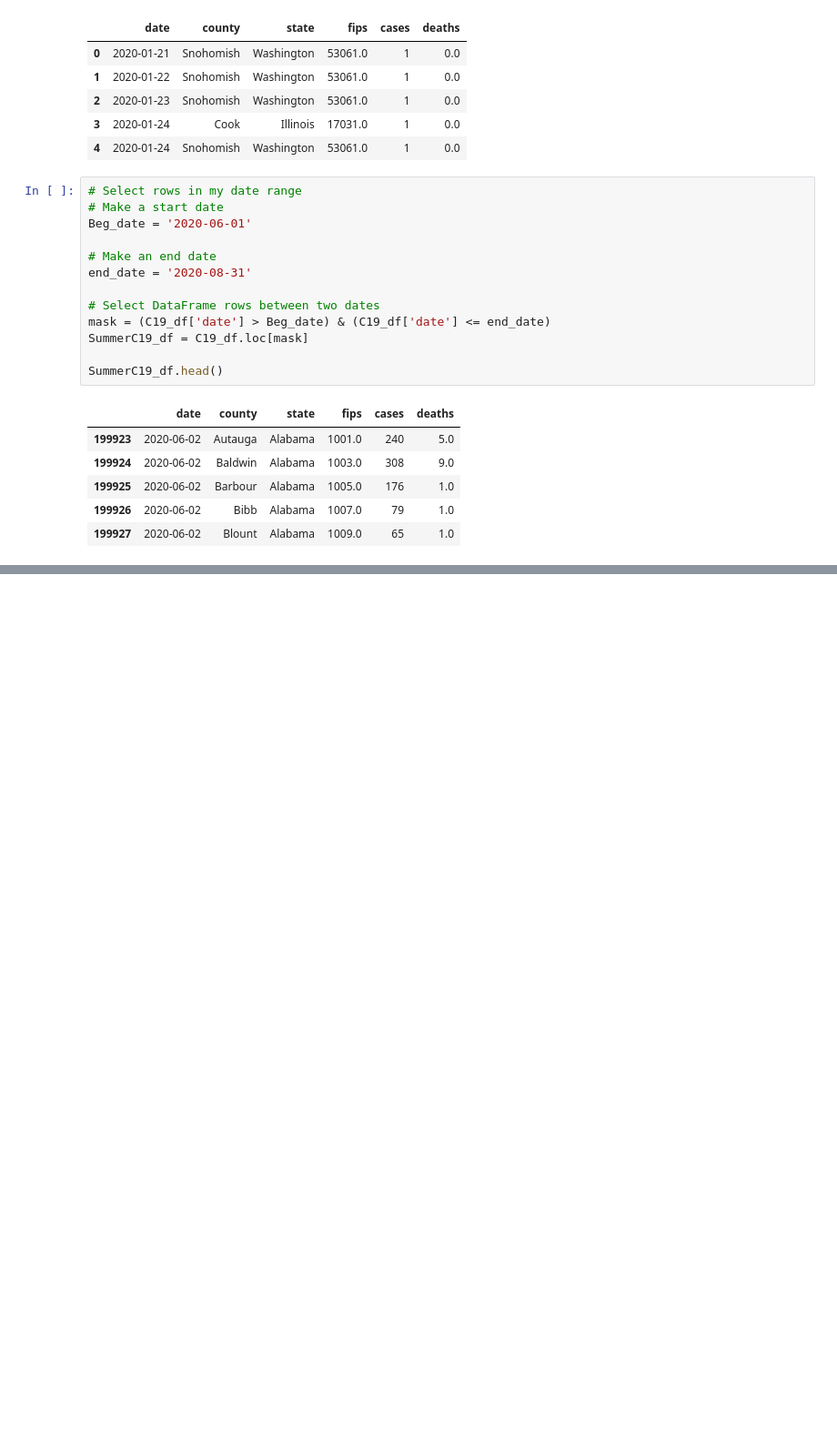
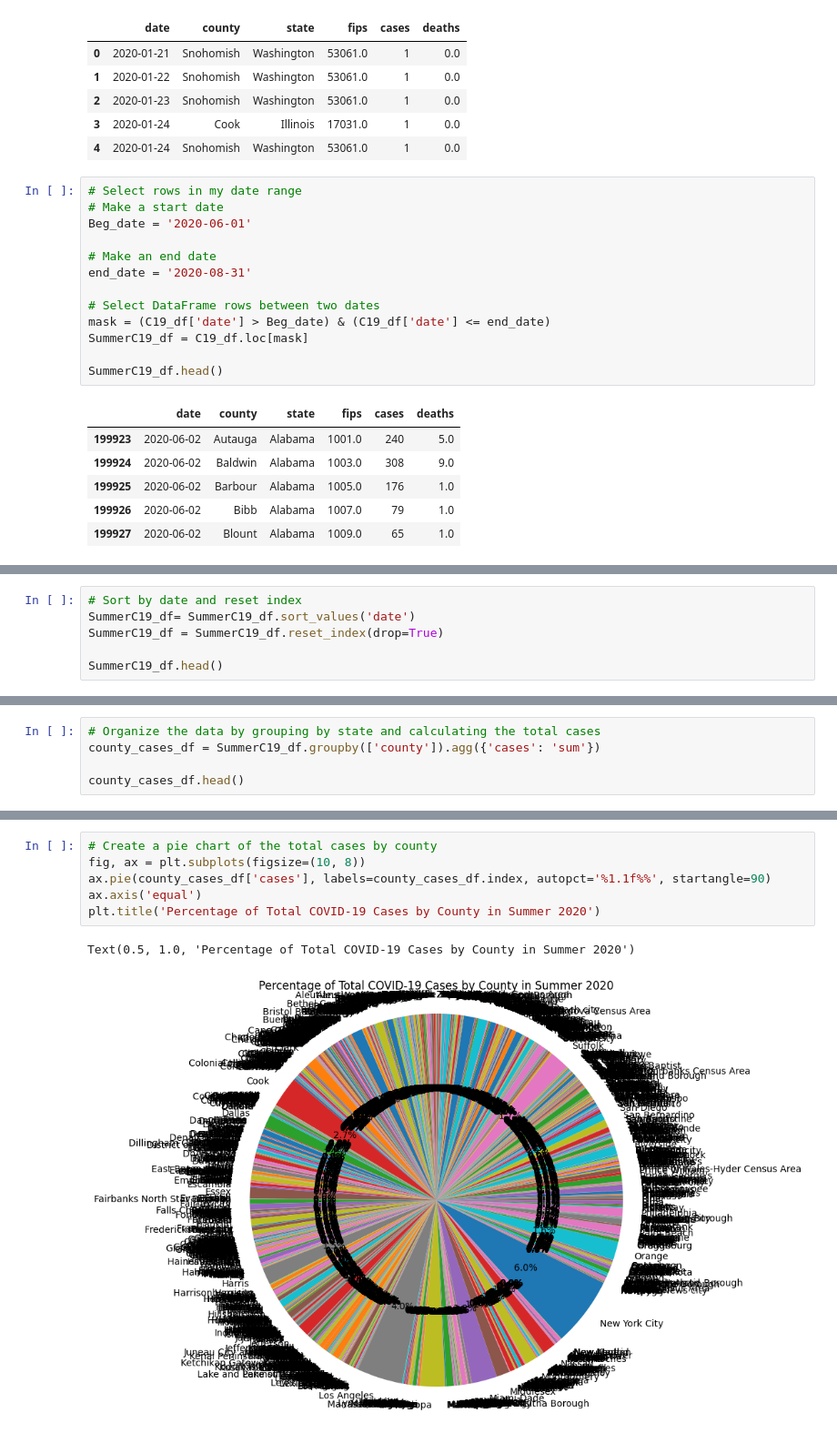
Before and after one commit to ryankracaw/project-one, a Jupyter notebook: Summer.ipynb, the cells around one changed output, grey strips where cells are left out. Shown at 91% size. Cells and saved outputs as stored; diff of their text form; blank space fills up the shorter version.

```diff
--- a/Summer.ipynb
+++ b/Summer.ipynb
@@ -51,0 +47,6 @@ SummerC19_df.head()
+# %%
+# Sort by date and reset index
+SummerC19_df= SummerC19_df.sort_values('date')
+SummerC19_df = SummerC19_df.reset_index(drop=True)
+
+SummerC19_df.head()
@@ -51,0 +73,5 @@ SummerC19_df.head()
+# %%
+# Organize the data by grouping by state and calculating the total cases
+county_cases_df = SummerC19_df.groupby(['county']).agg({'cases': 'sum'})
+
+county_cases_df.head()
@@ -51,0 +102,9 @@ SummerC19_df.head()
+# %%
+# Create a pie chart of the total cases by county
+fig, ax = plt.subplots(figsize=(10, 8))
+ax.pie(county_cases_df['cases'], labels=county_cases_df.index, autopct='%1.1f%%', startangle=90)
+ax.axis('equal')
+plt.title('Percentage of Total COVID-19 Cases by County in Summer 2020')
+# %% [output]
+Text(0.5, 1.0, 'Percentage of Total COVID-19 Cases by County in Summer 2020')
+[figure, added]
```
Also changed, not shown: parts of 7 cells of this notebook.
